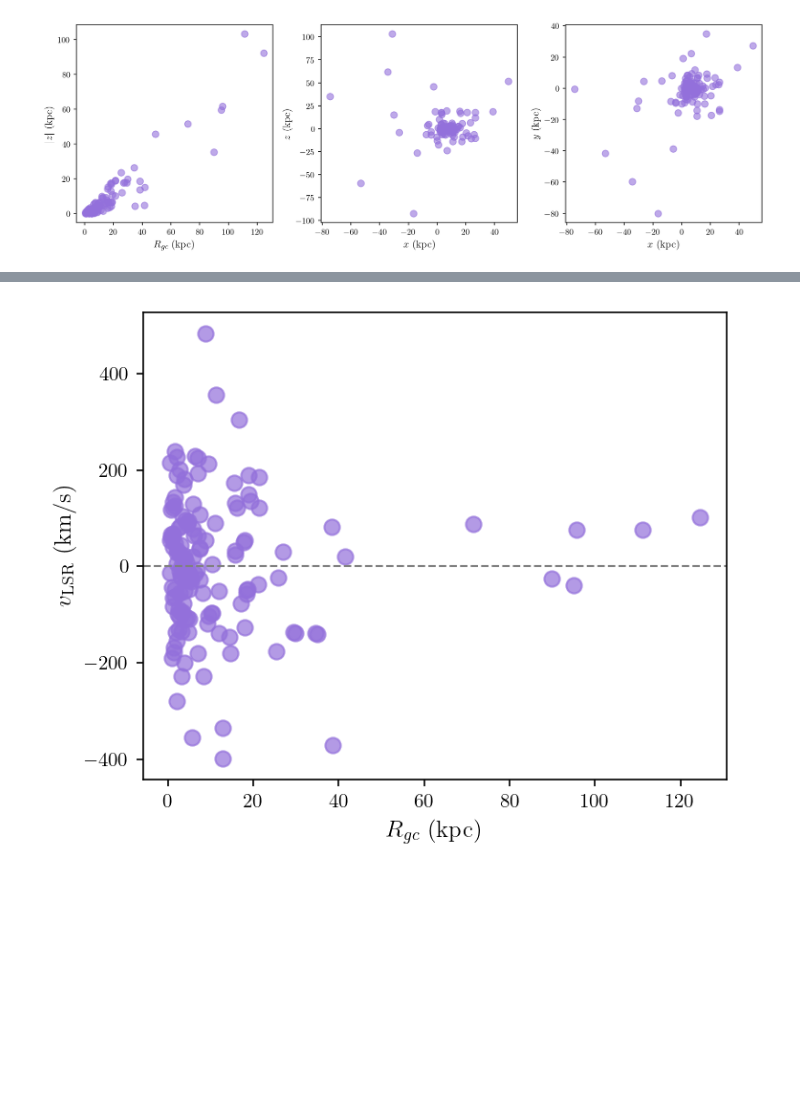
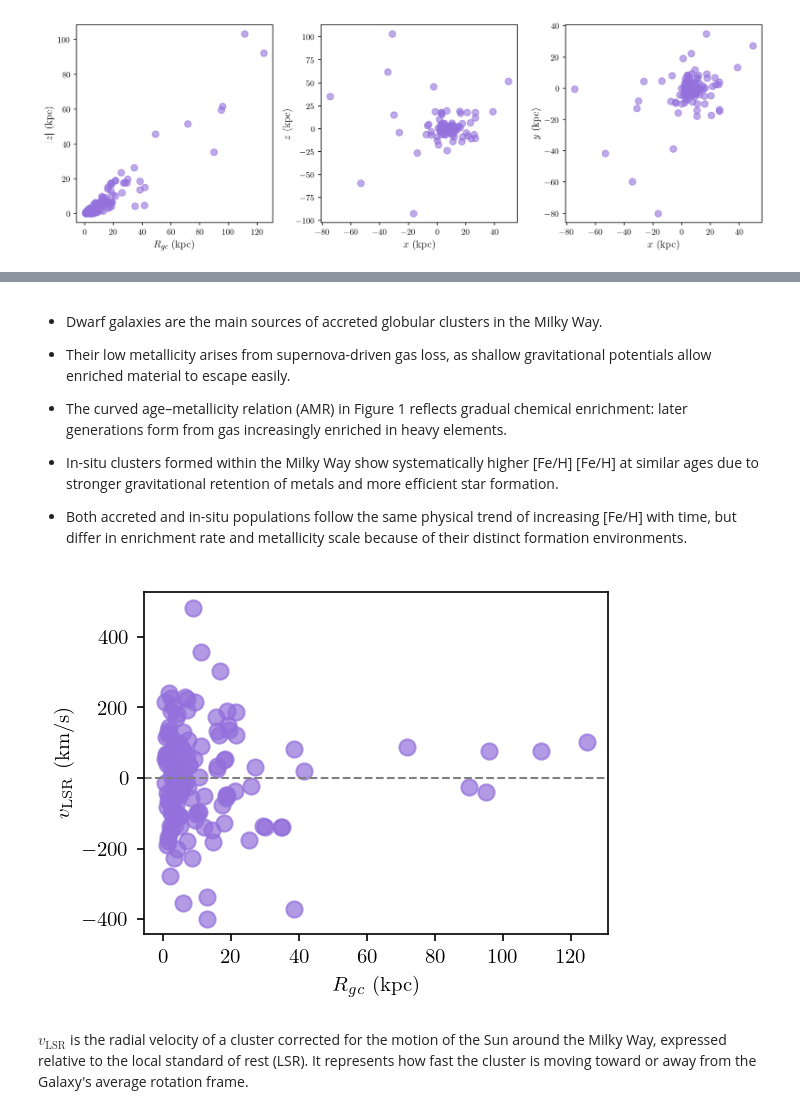
Before and after one commit to sleepdepr1ved/PHYS3116_Team, a Jupyter notebook: PHYS3116_Hassan.ipynb, the cells around one changed output, grey strips where cells are left out. Cells and saved outputs as stored; diff of their text form; code cells hidden in the pictures; blank space fills up the shorter version.

```diff
--- a/PHYS3116_Hassan.ipynb
+++ b/PHYS3116_Hassan.ipynb
@@ -99,19 +277,34 @@ $v_\text{LSR}$ is the radial velocity of a cluster corrected for the motion of t
+# %% [markdown]
+- Dwarf galaxies are the main sources of accreted globular clusters in the Milky Way.
+
+- Their low metallicity arises from supernova-driven gas loss, as shallow gravitational potentials allow enriched material to escape easily.
+
+- The curved age–metallicity relation (AMR) in Figure 1 reflects gradual chemical enrichment: later generations form from gas increasingly enriched in heavy elements.
+
+- In-situ clusters formed within the Milky Way show systematically higher
+[Fe/H]
+[Fe/H] at similar ages due to stronger gravitational retention of metals and more efficient star formation.
+
+- Both accreted and in-situ populations follow the same physical trend of increasing
+[Fe/H] with time, but differ in enrichment rate and metallicity scale because of their distinct formation environments.
 # %%
 harris3 = pd.read_csv(r"C:\Users\HassanNoun\OneDrive - UNSW\Desktop\PHYS3116\Group Assessment\GitHubClone_PHYS3116\PHYS3116_Team\HarrisPartIII.csv")
 
 # Extract columns
 v_LSR = harris3["v_LSR"]
 
 # Simple scatter plot
-plt.figure(figsize=(5, 4))
+plt.figure(figsize=(4, 3), dpi=150)
 plt.scatter(R, v_LSR, c='mediumpurple', alpha=0.7, s=60)
 
-plt.xlabel(r"$R_{gc}$ (kpc)", fontsize=12)
-plt.ylabel(r"$v_{\mathrm{LSR}}$ (km/s)", fontsize=12)
+plt.xlabel(r"$R_{gc}$ (kpc)", fontsize=10)
+plt.ylabel(r"$v_{\mathrm{LSR}}$ (km/s)", fontsize=10)
 #plt.title("Rotation of Globular Clusters (v$_{LSR}$ vs R$_{gc}$)", fontsize=13)
 plt.axhline(0, color='gray', linestyle='--', linewidth=1)
 
 plt.tight_layout()
 plt.show()
 # %% [output]
-[figure, old version]
+[figure, new version]
+# %% [markdown]
+$v_\text{LSR}$ is the radial velocity of a cluster corrected for the motion of the Sun around the Milky Way, expressed relative to the local standard of rest (LSR). It represents how fast the cluster is moving toward or away from the Galaxy's average rotation frame.
```
Also changed, not shown: parts of 8 cells of this notebook.
